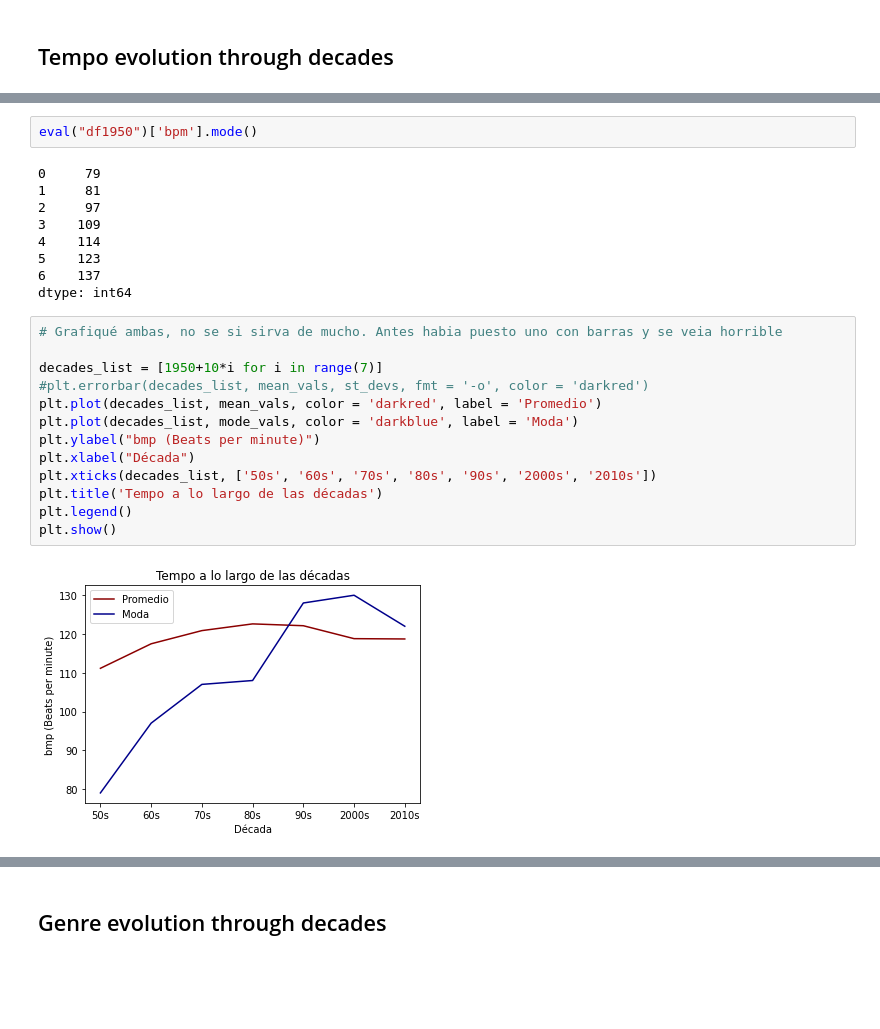
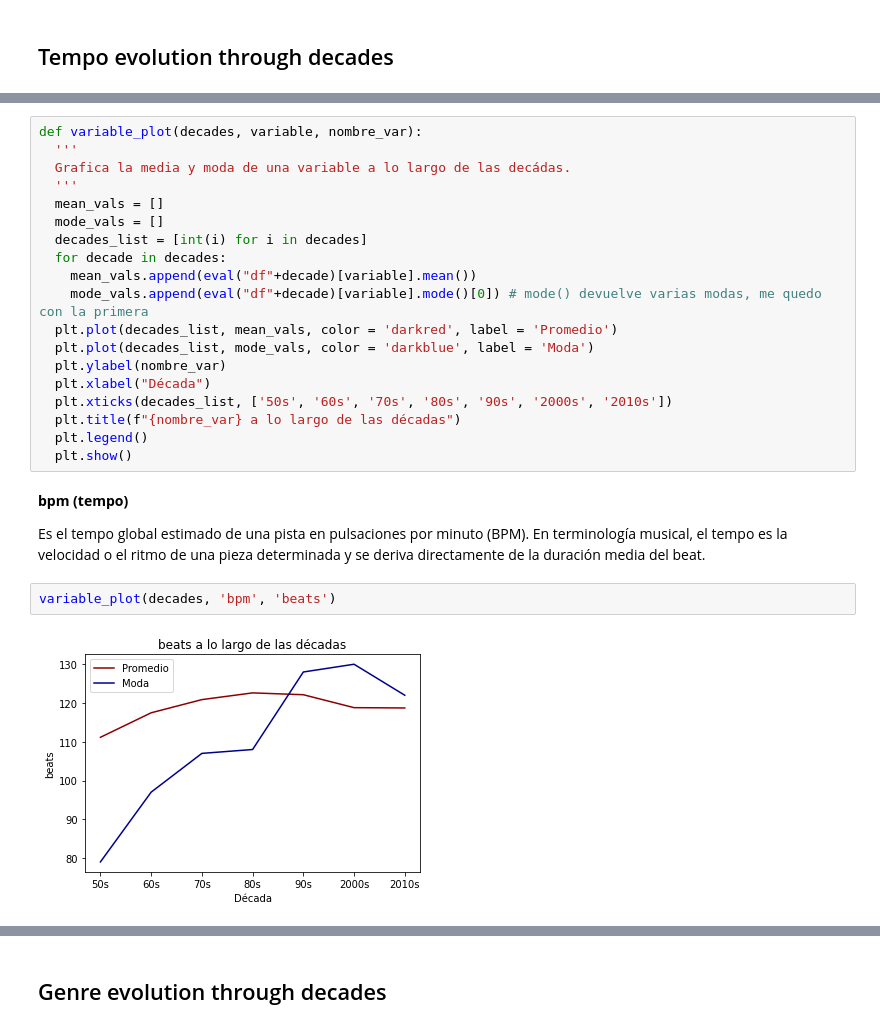
Before and after one commit to danielasenraoka/music_evolution, a Jupyter notebook: exploratory_anaysis.ipynb, the cells around one changed output, grey strips where cells are left out. Saved outputs shown, nothing was run; the diff lists cells and outputs as text; blank space fills up the shorter version.

```diff
--- a/exploratory_anaysis.ipynb
+++ b/exploratory_anaysis.ipynb
@@ -79,29 +81,30 @@ for decade in decades:
 [figure]
 [figure]
 [figure]
-# %%
-eval("df1950")['bpm'].mode()
-# %% [output]
-0     79
-1     81
-2     97
-3    109
-4    114
-5    123
-6    137
-dtype: int64
 # %%
-# Grafiqué ambas, no se si sirva de mucho. Antes habia puesto uno con barras y se veia horrible
-
-decades_list = [1950+10*i for i in range(7)]
-#plt.errorbar(decades_list, mean_vals, st_devs, fmt = '-o', color = 'darkred')
-plt.plot(decades_list, mean_vals, color = 'darkred', label = 'Promedio')
-plt.plot(decades_list, mode_vals, color = 'darkblue', label = 'Moda')
-plt.ylabel("bmp (Beats per minute)")
-plt.xlabel("Década")
-plt.xticks(decades_list, ['50s', '60s', '70s', '80s', '90s', '2000s', '2010s'])
-plt.title('Tempo a lo largo de las décadas')
-plt.legend()
-plt.show()
+def variable_plot(decades, variable, nombre_var):
+  '''
+  Grafica la media y moda de una variable a lo largo de las decádas.
+  '''
+  mean_vals = []
+  mode_vals = []
+  decades_list = [int(i) for i in decades]
+  for decade in decades:
+    mean_vals.append(eval("df"+decade)[variable].mean())
+    mode_vals.append(eval("df"+decade)[variable].mode()[0]) # mode() devuelve varias modas, me quedo con la primera
+  plt.plot(decades_list, mean_vals, color = 'darkred', label = 'Promedio')
+  plt.plot(decades_list, mode_vals, color = 'darkblue', label = 'Moda')
+  plt.ylabel(nombre_var)
+  plt.xlabel("Década")
+  plt.xticks(decades_list, ['50s', '60s', '70s', '80s', '90s', '2000s', '2010s'])
+  plt.title(f"{nombre_var} a lo largo de las décadas")
+  plt.legend()
+  plt.show()
-# %% [output]
-[figure, removed]
+# %% [markdown]
+**bpm (tempo)**
+
+Es el tempo global estimado de una pista en pulsaciones por minuto (BPM). En terminología musical, el tempo es la velocidad o el ritmo de una pieza determinada y se deriva directamente de la duración media del beat.
+# %%
+variable_plot(decades, 'bpm', 'beats')
+# %% [output]
+[figure, added]
```
Also changed, not shown: parts of 20 cells of this notebook.
